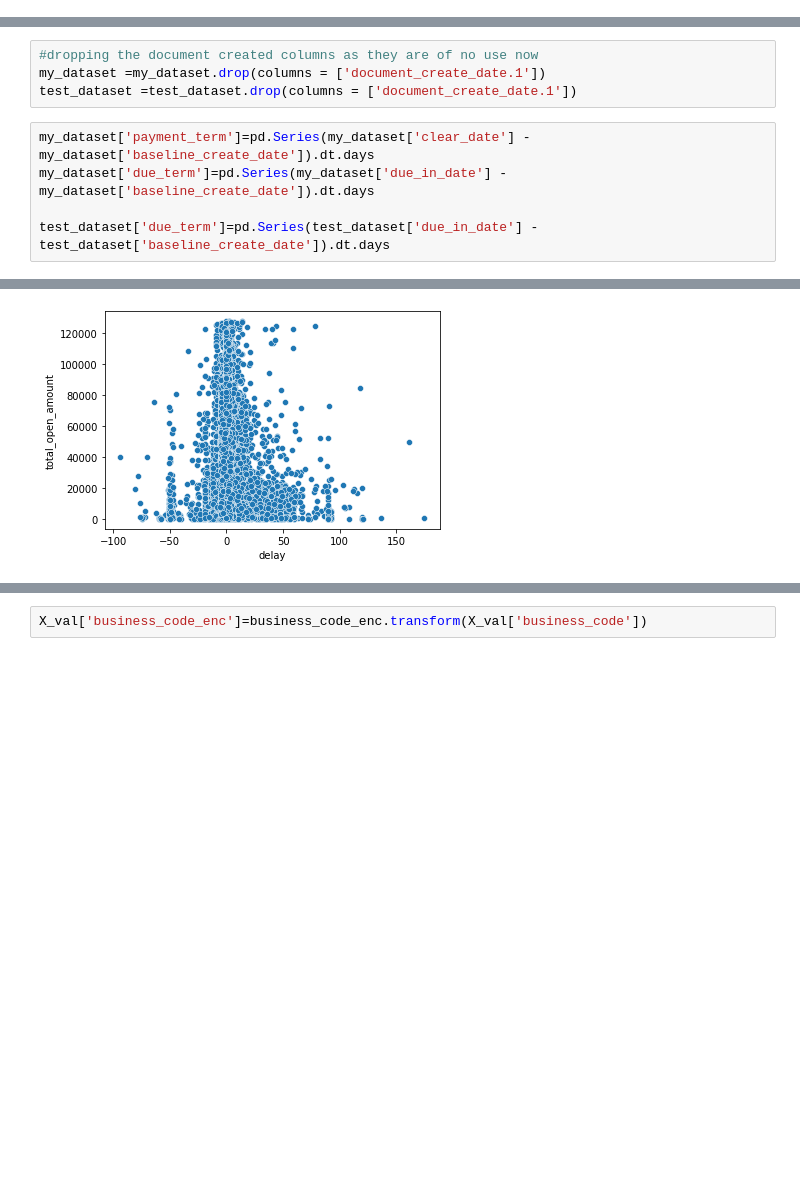
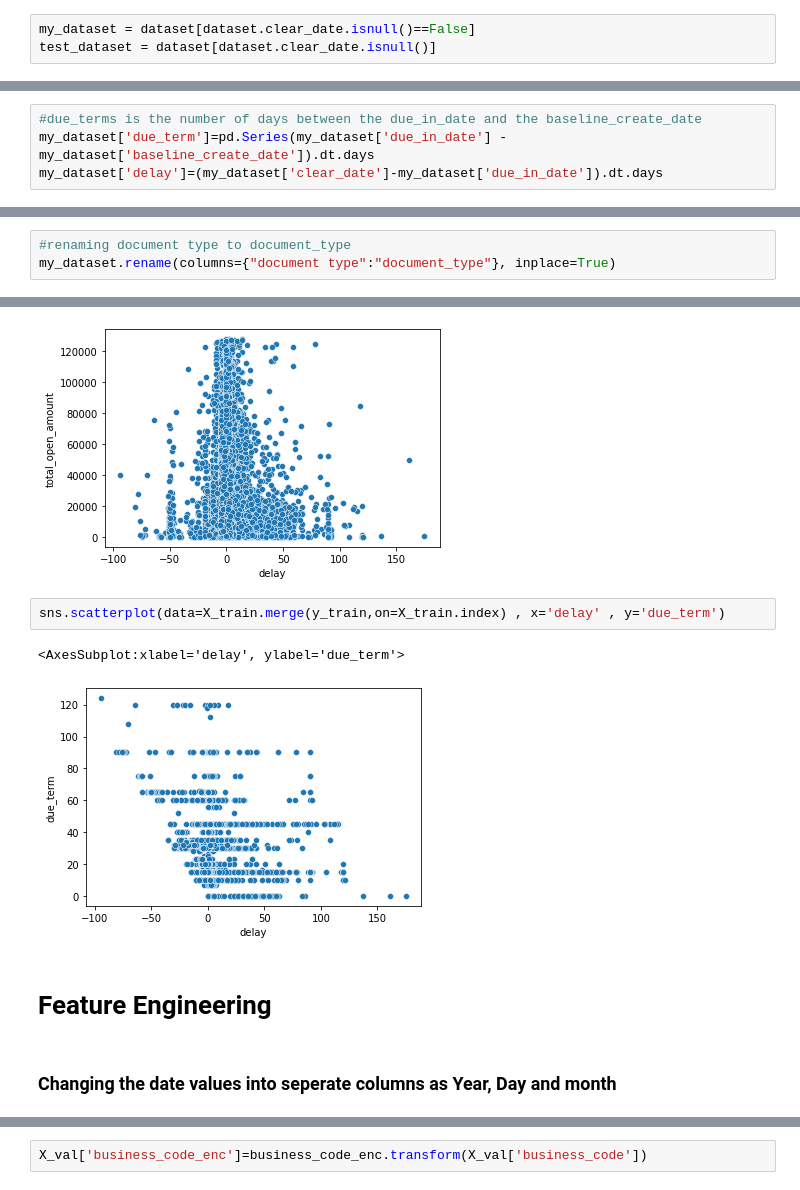
Before and after one commit to aditi-anand1/training, a Jupyter notebook: Day1 .ipynb, the cells around one changed output, grey strips where cells are left out. Cells and saved outputs as stored; diff of their text form; blank space fills up the shorter version.

```diff
--- a/Day1 .ipynb
+++ b/Day1 .ipynb
@@ -87,0 +100,3 @@ test_dataset=test_dataset.drop(["document type"],axis=1)
+# %%
+my_dataset = dataset[dataset.clear_date.isnull()==False]
+test_dataset = dataset[dataset.clear_date.isnull()]
@@ -286,9 +328,4 @@ my_dataset.shape
-# %%
-#dropping the document created columns as they are of no use now
-my_dataset =my_dataset.drop(columns = ['document_create_date.1'])
-test_dataset =test_dataset.drop(columns = ['document_create_date.1'])
 # %%
-my_dataset['payment_term']=pd.Series(my_dataset['clear_date'] - my_dataset['baseline_create_date']).dt.days
+#due_terms is the number of days between the due_in_date and the baseline_create_date
 my_dataset['due_term']=pd.Series(my_dataset['due_in_date'] - my_dataset['baseline_create_date']).dt.days
-
-test_dataset['due_term']=pd.Series(test_dataset['due_in_date'] - test_dataset['baseline_create_date']).dt.days
+my_dataset['delay']=(my_dataset['clear_date']-my_dataset['due_in_date']).dt.days
@@ -343,0 +367,3 @@ Y=my_dataset['delay']
+# %%
+#renaming document type to document_type
+my_dataset.rename(columns={"document type":"document_type"}, inplace=True)
@@ -393,4 +445,13 @@ sns.scatterplot(data=X_train.merge(y_train,on=X_train.index) , x='delay' , y='to
 # %% [output]
 <AxesSubplot:xlabel='delay', ylabel='total_open_amount'>
 [figure]
+# %%
+sns.scatterplot(data=X_train.merge(y_train,on=X_train.index) , x='delay' , y='due_term')
+# %% [output]
+<AxesSubplot:xlabel='delay', ylabel='due_term'>
+[figure, added]
+# %% [markdown]
+# Feature Engineering
+# %% [markdown]
+### Changing the date values into seperate columns as Year, Day and month
 # %%
```
Also changed, not shown: parts of 144 cells of this notebook.
